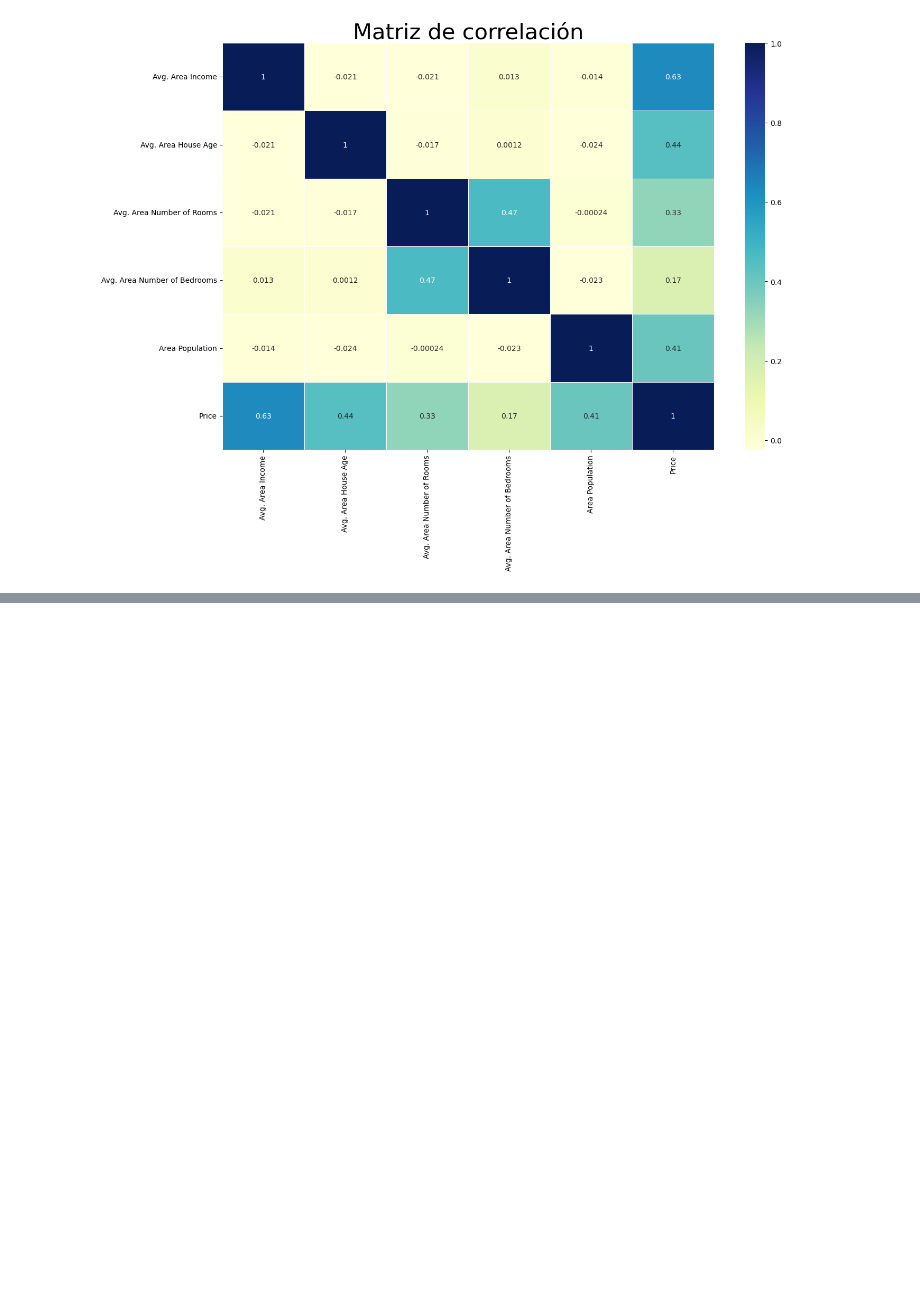
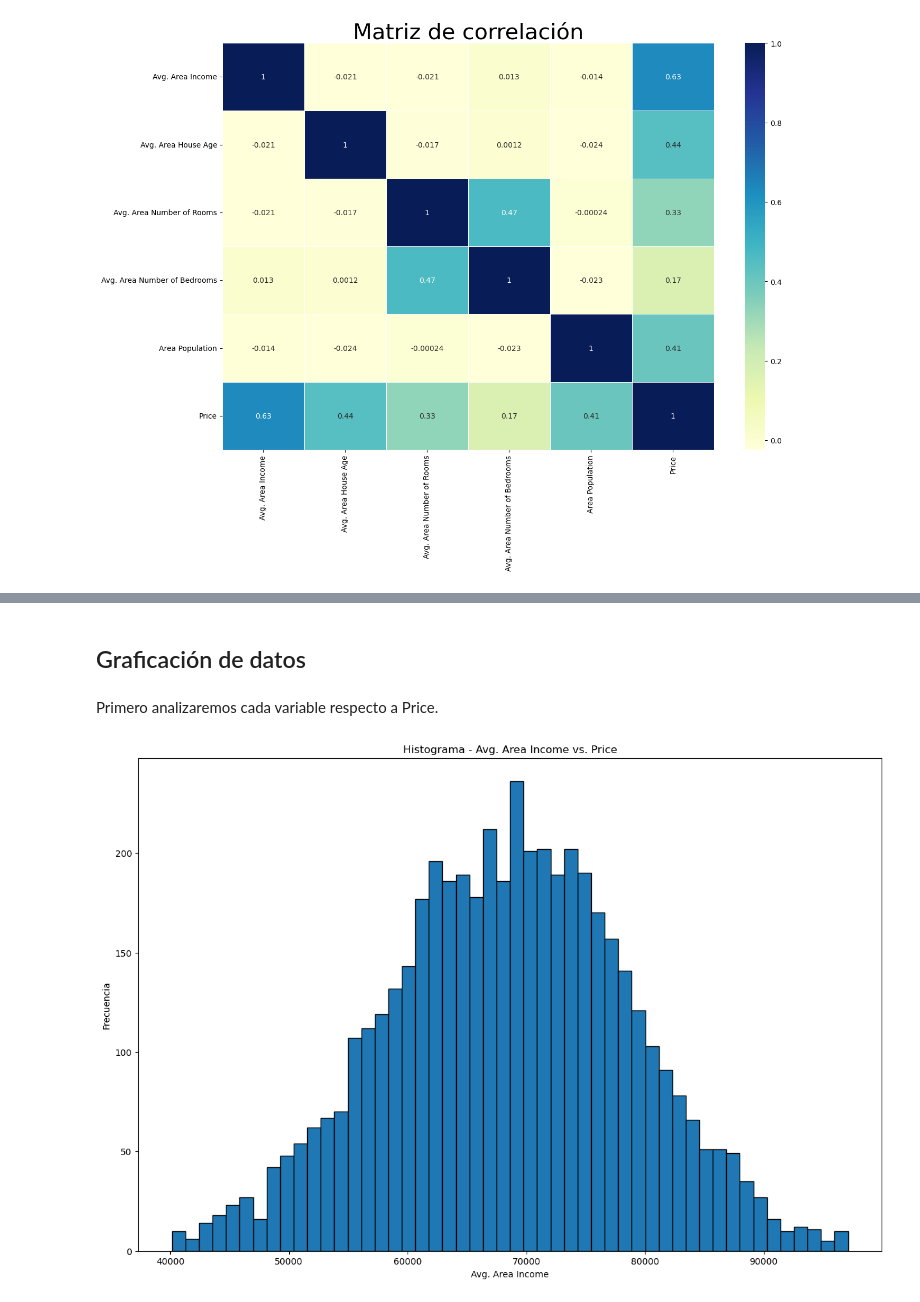
Before and after one commit to mgonzalz/USA_Housing, a Jupyter notebook: usa_housing.ipynb, the cells around one changed output, grey strips where cells are left out. Saved outputs shown, nothing was run; the diff lists cells and outputs as text; code cells hidden in the pictures; blank space fills up the shorter version.

```diff
--- a/usa_housing.ipynb
+++ b/usa_housing.ipynb
@@ -192,0 +200,12 @@ plt.show()
+# %% [markdown]
+## Graficación de datos
+# %% [markdown]
+Primero analizaremos cada variable respecto a Price.
+# %%
+plt.hist(df_housing_f1[df_housing_f1['Price']< 2000000]['Avg. Area Income'], bins=50, edgecolor='black') #bins = número de barras
+plt.xlabel('Avg. Area Income')
+plt.ylabel('Frecuencia')
+plt.title('Histograma - Avg. Area Income vs. Price')
+plt.show()
+# %% [output]
+[figure, added]
```
Also changed, not shown: parts of 6 cells of this notebook.
